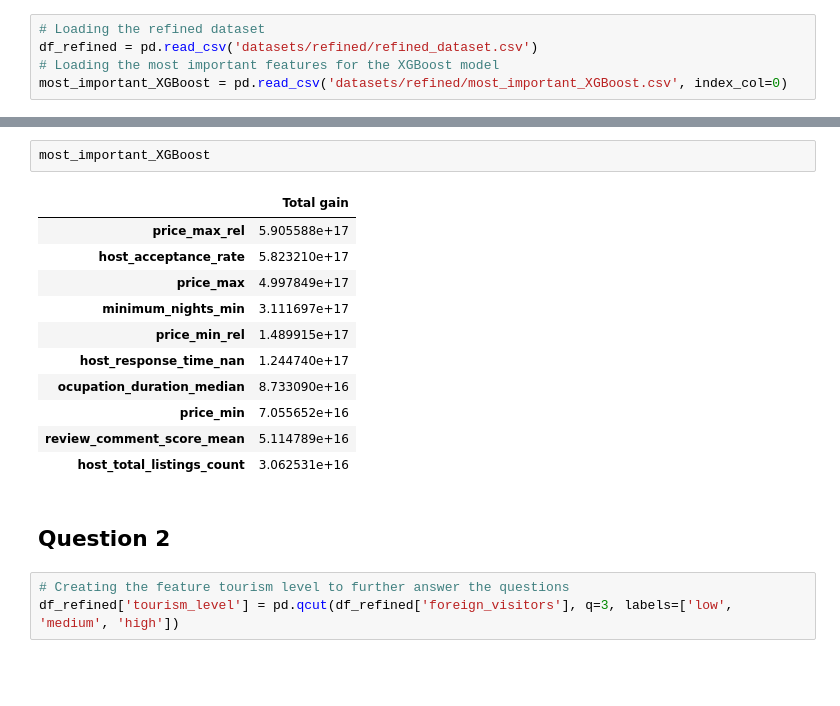
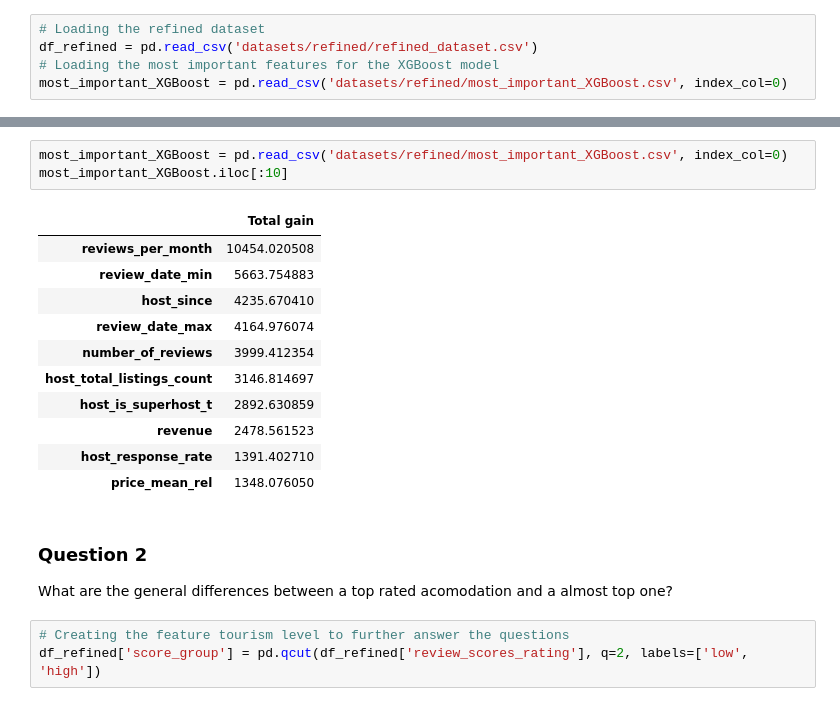
Before and after one commit to vpontello/AirBnb_feature_importance, a Jupyter notebook: ProductionNotebook_AirBnb_feature_importance_prd.ipynb, the cells around one changed output, grey strips where cells are left out. Saved outputs shown, nothing was run; the diff lists cells and outputs as text; blank space fills up the shorter version.

```diff
--- a/ProductionNotebook_AirBnb_feature_importance_prd.ipynb
+++ b/ProductionNotebook_AirBnb_feature_importance_prd.ipynb
@@ -471,19 +538,21 @@ The 10 most important characteristics to differentiate the listings of an AirBnb
-# %%
-most_important_XGBoost
-# %% [output]
-|  | Total gain |
-| price_max_rel | 5.905588e+17 |
-| host_acceptance_rate | 5.823210e+17 |
-| price_max | 4.997849e+17 |
-| minimum_nights_min | 3.111697e+17 |
-| price_min_rel | 1.489915e+17 |
-| host_response_time_nan | 1.244740e+17 |
-| ocupation_duration_median | 8.733090e+16 |
-| price_min | 7.055652e+16 |
-| review_comment_score_mean | 5.114789e+16 |
-| host_total_listings_count | 3.062531e+16 |
-# %% [markdown]
-## Question 2
+# %%
+most_important_XGBoost = pd.read_csv('datasets/refined/most_important_XGBoost.csv', index_col=0)
+most_important_XGBoost.iloc[:10]
+# %% [output]
+|  | Total gain |
+| reviews_per_month | 10454.020508 |
+| review_date_min | 5663.754883 |
+| host_since | 4235.670410 |
+| review_date_max | 4164.976074 |
+| number_of_reviews | 3999.412354 |
+| host_total_listings_count | 3146.814697 |
+| host_is_superhost_t | 2892.630859 |
+| revenue | 2478.561523 |
+| host_response_rate | 1391.402710 |
+| price_mean_rel | 1348.076050 |
+# %% [markdown]
+### Question 2
+What are the general differences between a top rated acomodation and a almost top one?
 # %%
 # Creating the feature tourism level to further answer the questions
-df_refined['tourism_level'] = pd.qcut(df_refined['foreign_visitors'], q=3, labels=['low', 'medium', 'high'])
+df_refined['score_group'] = pd.qcut(df_refined['review_scores_rating'], q=2, labels=['low', 'high'])
```
Also changed, not shown: parts of 31 cells of this notebook.
